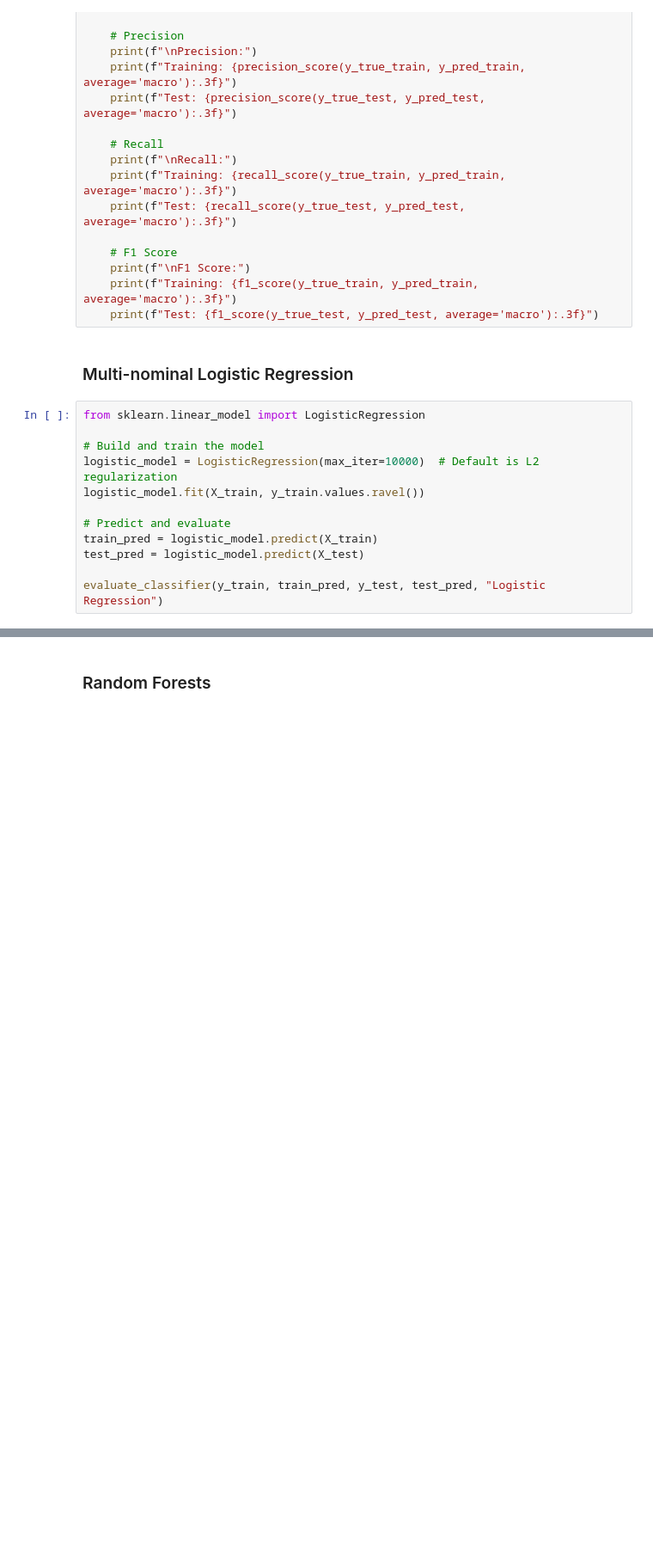
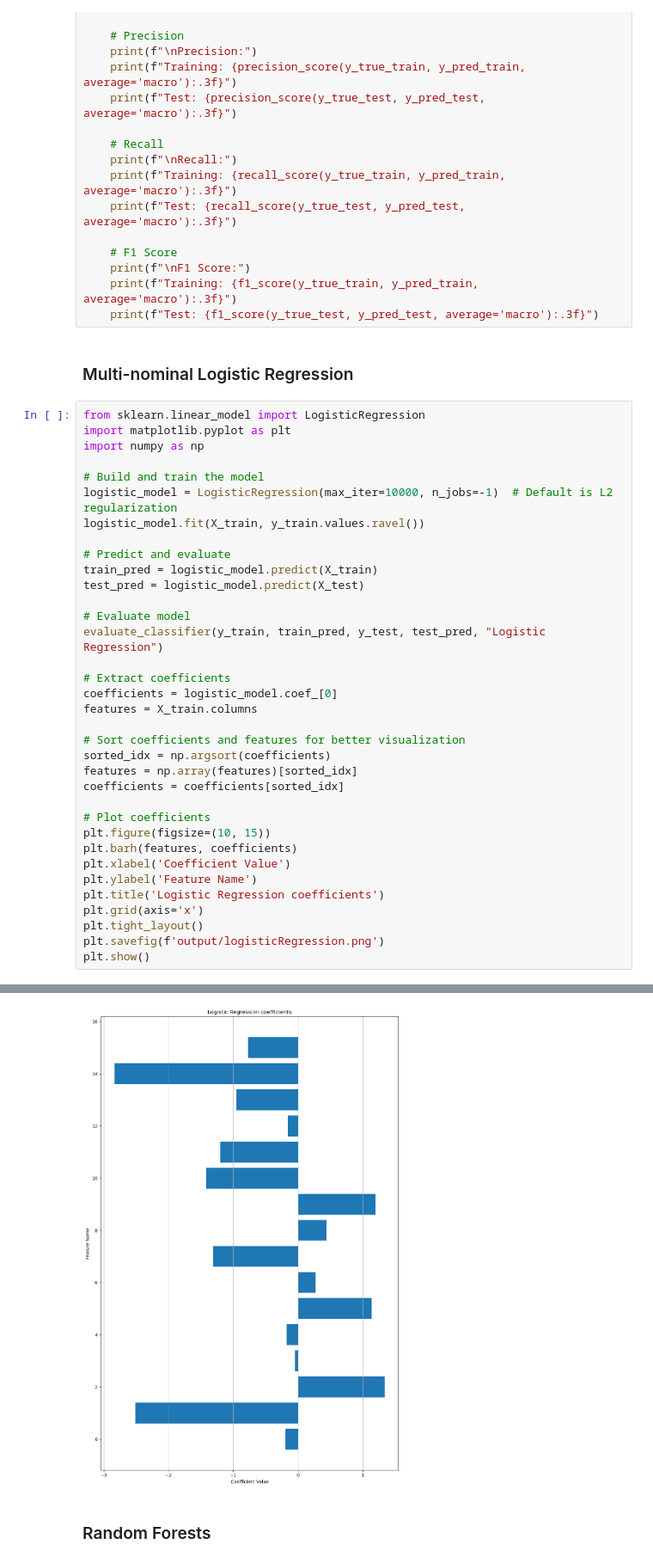
Before and after one commit to henrikdchristensen/DIKU-MLA-A5-Classification-and-DifferentiableProgramming, a Jupyter notebook: notebook.ipynb, the cells around one changed output, grey strips where cells are left out. Shown: that part at 86% size. Saved outputs shown, nothing was run; the diff lists cells and outputs as text; blank space fills up the shorter version.

```diff
--- a/notebook.ipynb
+++ b/notebook.ipynb
@@ -66,16 +68,39 @@ def evaluate_classifier(y_true_train, y_pred_train, y_true_test, y_pred_test, cl
 ### Multi-nominal Logistic Regression
 # %%
 from sklearn.linear_model import LogisticRegression
+import matplotlib.pyplot as plt
+import numpy as np
 
 # Build and train the model
-logistic_model = LogisticRegression(max_iter=10000)  # Default is L2 regularization
+logistic_model = LogisticRegression(max_iter=10000, n_jobs=-1)  # Default is L2 regularization
 logistic_model.fit(X_train, y_train.values.ravel())
 
 # Predict and evaluate
 train_pred = logistic_model.predict(X_train)
 test_pred = logistic_model.predict(X_test)
 
+# Evaluate model
 evaluate_classifier(y_train, train_pred, y_test, test_pred, "Logistic Regression")
+
+# Extract coefficients
+coefficients = logistic_model.coef_[0]
+features = X_train.columns
+
+# Sort coefficients and features for better visualization
+sorted_idx = np.argsort(coefficients)
+features = np.array(features)[sorted_idx]
+coefficients = coefficients[sorted_idx]
+
+# Plot coefficients
+plt.figure(figsize=(10, 15))
+plt.barh(features, coefficients)
+plt.xlabel('Coefficient Value')
+plt.ylabel('Feature Name')
+plt.title('Logistic Regression coefficients')
+plt.grid(axis='x')
+plt.tight_layout()
+plt.savefig(f'output/logisticRegression.png')
+plt.show()
 # %% [output]
 Evaluation Metrics for Logistic Regression:
 
@@ -92,8 +117,9 @@ Test:
 ... (19 lines left out)
 
 F1 Score:
 Training: 0.727
 Test: 0.771
+[figure, added]
 # %% [markdown]
 ### Random Forests
 # %%
```
Also changed, not shown: parts of 26 cells of this notebook, 8 other files.
